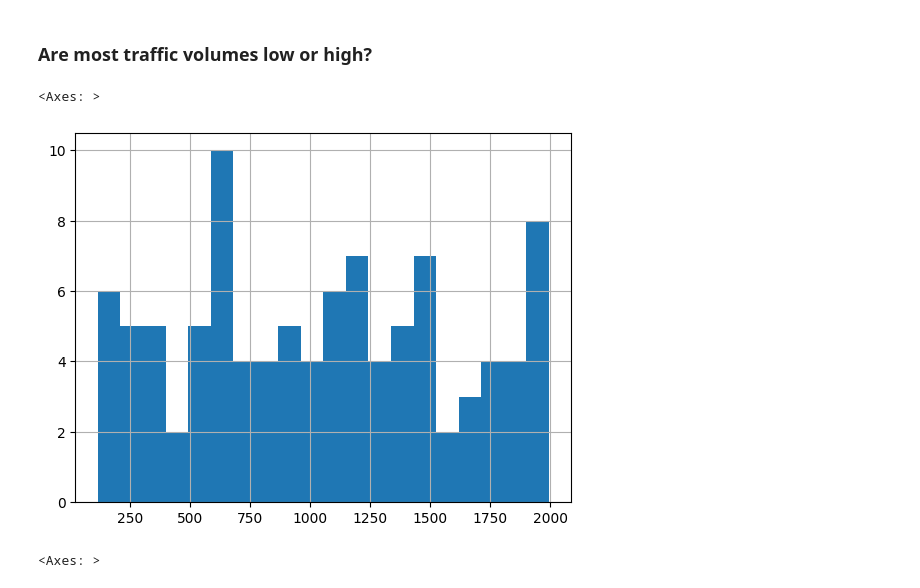
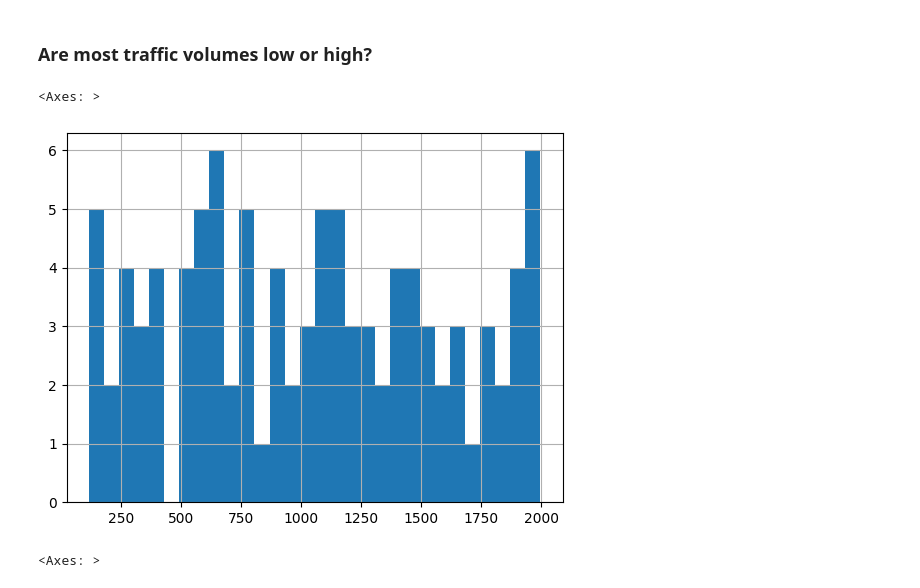
Before and after one commit to olatideenoch/Traffic_prediction_model, a Jupyter notebook: traffic_prediction_model.ipynb, the cells around one changed output. Cells and saved outputs as stored; diff of their text form; code cells hidden in the pictures.

```diff
--- a/traffic_prediction_model.ipynb
+++ b/traffic_prediction_model.ipynb
@@ -123,10 +124,10 @@ sns.heatmap(data.corr(), annot=False)
 # %% [markdown]
 ### Are most traffic volumes low or high?
 # %%
-data['current_volume'].hist(bins=20)
+data['current_volume'].hist(bins=30)
 # %% [output]
 <Axes: >
-[figure, old version]
+[figure, new version]
 # %%
 data.boxplot(column='delay_minutes')
 # %% [output]
```
Also changed, not shown: parts of 9 cells of this notebook.
